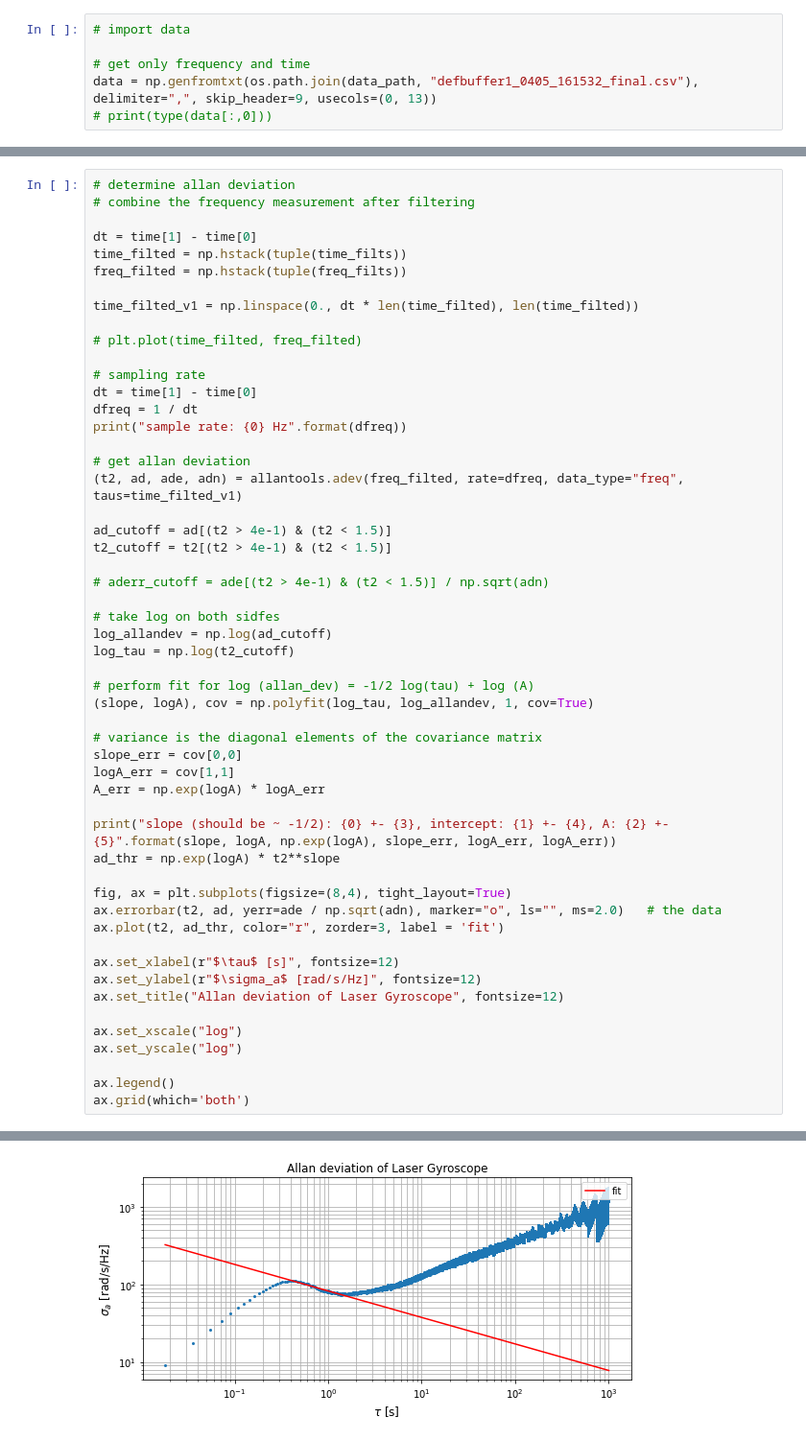
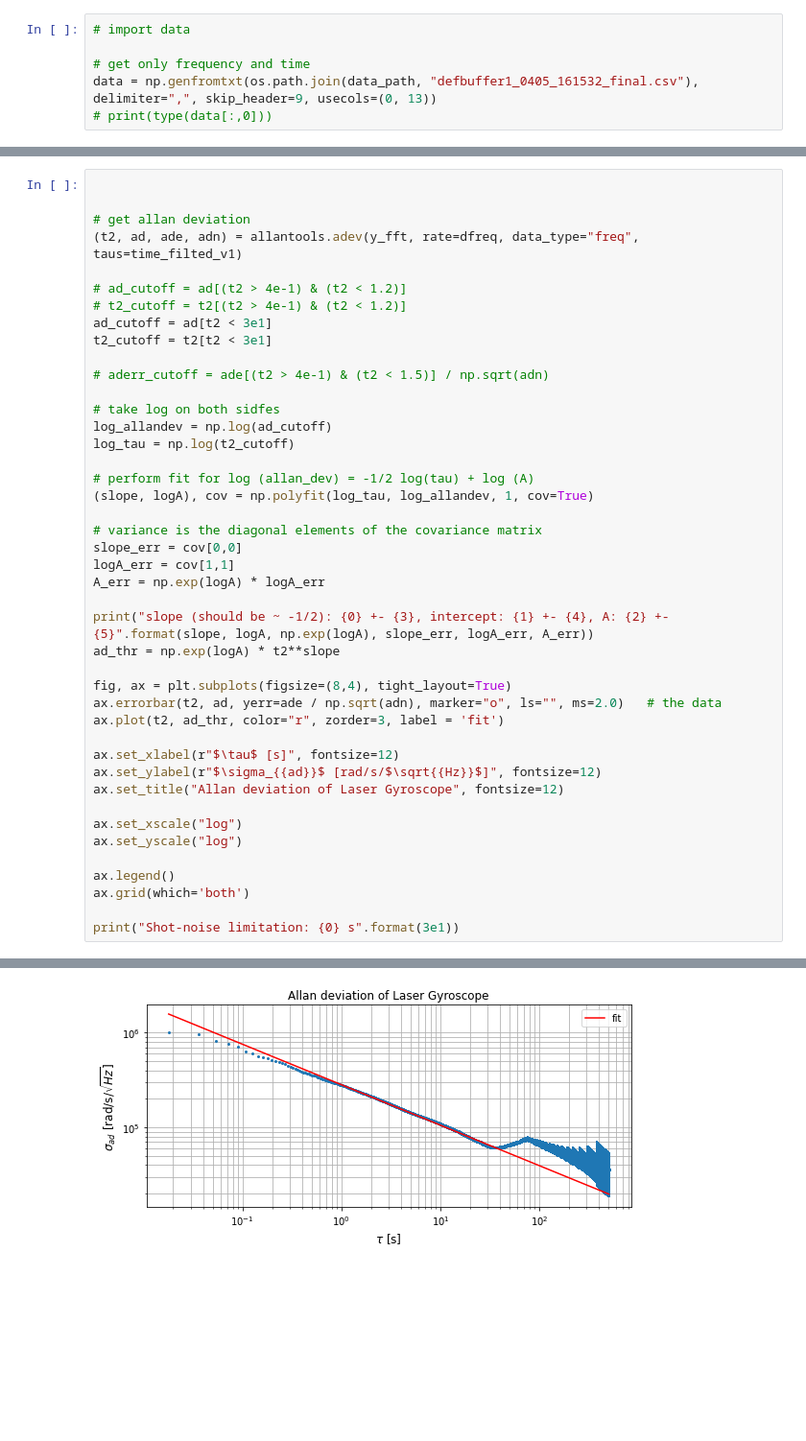
Before and after one commit to tesla1900/advanced-lab-course, a Jupyter notebook: laser_gyroscope/allan_dev_analysis.ipynb, the cells around one changed output, grey strips where cells are left out. Shown at 96% size. Saved outputs shown, nothing was run; the diff lists cells and outputs as text; blank space fills up the shorter version.

Commit message:
Fixed bug in allan dev

```diff
--- a/laser_gyroscope/allan_dev_analysis.ipynb
+++ b/laser_gyroscope/allan_dev_analysis.ipynb
@@ -146,25 +153,13 @@ Average frequency: 1967.5223259579775 Hz
 # %%
-# determine allan deviation
-# combine the frequency measurement after filtering
 
-dt = time[1] - time[0]
-time_filted = np.hstack(tuple(time_filts))
-freq_filted = np.hstack(tuple(freq_filts))
-
-time_filted_v1 = np.linspace(0., dt * len(time_filted), len(time_filted))
-
-# plt.plot(time_filted, freq_filted)
-
-# sampling rate
-dt = time[1] - time[0]
-dfreq = 1 / dt
-print("sample rate: {0} Hz".format(dfreq))
 
 # get allan deviation
-(t2, ad, ade, adn) = allantools.adev(freq_filted, rate=dfreq, data_type="freq", taus=time_filted_v1)
+(t2, ad, ade, adn) = allantools.adev(y_fft, rate=dfreq, data_type="freq", taus=time_filted_v1)
 
-ad_cutoff = ad[(t2 > 4e-1) & (t2 < 1.5)]
-t2_cutoff = t2[(t2 > 4e-1) & (t2 < 1.5)]
+# ad_cutoff = ad[(t2 > 4e-1) & (t2 < 1.2)]
+# t2_cutoff = t2[(t2 > 4e-1) & (t2 < 1.2)]
+ad_cutoff = ad[t2 < 3e1]
+t2_cutoff = t2[t2 < 3e1]
 
 # aderr_cutoff = ade[(t2 > 4e-1) & (t2 < 1.5)] / np.sqrt(adn)
 
@@ -180,7 +175,7 @@ slope_err = cov[0,0]
 logA_err = cov[1,1]
 A_err = np.exp(logA) * logA_err
 
-print("slope (should be ~ -1/2): {0} +- {3}, intercept: {1} +- {4}, A: {2} +- {5}".format(slope, logA, np.exp(logA), slope_err, logA_err, logA_err))
+print("slope (should be ~ -1/2): {0} +- {3}, intercept: {1} +- {4}, A: {2} +- {5}".format(slope, logA, np.exp(logA), slope_err, logA_err, A_err))
 ad_thr = np.exp(logA) * t2**slope
 
 fig, ax = plt.subplots(figsize=(8,4), tight_layout=True)
@@ -188,7 +183,7 @@ ax.errorbar(t2, ad, yerr=ade / np.sqrt(adn), marker="o", ls="", ms=2.0)   # the
 ax.plot(t2, ad_thr, color="r", zorder=3, label = 'fit')
 
 ax.set_xlabel(r"$\tau$ [s]", fontsize=12)
-ax.set_ylabel(r"$\sigma_a$ [rad/s/Hz]", fontsize=12)
+ax.set_ylabel(r"$\sigma_{{ad}}$ [rad/s/$\sqrt{{Hz}}$]", fontsize=12)
 ax.set_title("Allan deviation of Laser Gyroscope", fontsize=12)
 
 ax.set_xscale("log")
@@ -196,4 +191,6 @@ ax.set_yscale("log")
 
 ax.legend()
 ax.grid(which='both')
+
+print("Shot-noise limitation: {0} s".format(3e1))
 # %% [output]
@@ -203 +199 @@ Slope error: {0}
-[figure, old version]
+[figure, new version]
```
Also changed, not shown: parts of 10 cells of this notebook, 1 other file.
